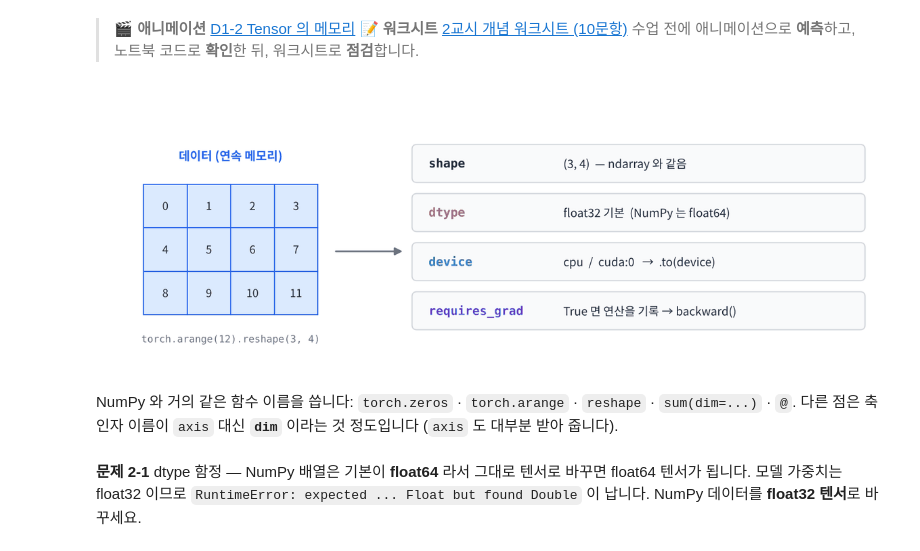
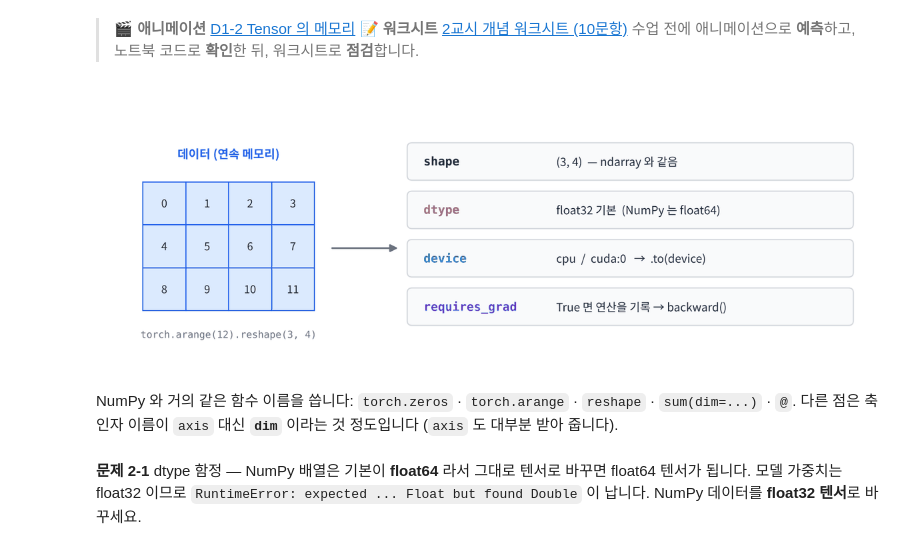
Before and after one commit to imguru-mooc/AI_CAMPUS, a Jupyter notebook: VB-day1/VB_Day1_lecture.ipynb, the cells around one changed output. Drawn from its saved outputs; the diff is of its cells as text; code cells hidden in the pictures.

```diff
--- a/VB-day1/VB_Day1_lecture.ipynb
+++ b/VB-day1/VB_Day1_lecture.ipynb
@@ -217,9 +229,13 @@ print(_b64.b64decode(
 > 🎬 **애니메이션** [D1-2 Tensor 의 메모리](https://imguru-mooc.github.io/AI_CAMPUS/VB-day1/animation.html#d1-2)
 > 📝 **워크시트** [2교시 개념 워크시트 (10문항)](https://imguru-mooc.github.io/AI_CAMPUS/VB-day1/worksheet.html#t2)
 > 수업 전에 애니메이션으로 **예측**하고, 노트북 코드로 **확인**한 뒤, 워크시트로 **점검**합니다.
+# %%
+#@title 🖼 그림 — Tensor 의 구성 — 데이터, shape, dtype, device, requires_grad
+from IPython.display import Image, display
+display(Image(url="https://raw.githubusercontent.com/imguru-mooc/AI_CAMPUS/main/VB-day1/img/f2_tensor.png", embed=True, width=780))
+# %% [output]
+[figure, added]
 # %% [markdown]
-![Tensor 의 구성 — 데이터, shape, dtype, device, requires_grad](attachment:f2_tensor.png)
-
 NumPy 와 거의 같은 함수 이름을 씁니다: `torch.zeros` · `torch.arange` · `reshape` · `sum(dim=...)` · `@`. 다른 점은 축 인자 이름이 `axis` 대신 **`dim`** 이라는 것 정도입니다 (`axis` 도 대부분 받아 줍니다).
 # %%
 a = np.array([[1.0, 2.0], [3.0, 4.0]])
```
Also changed, not shown: parts of 22 cells of this notebook.
